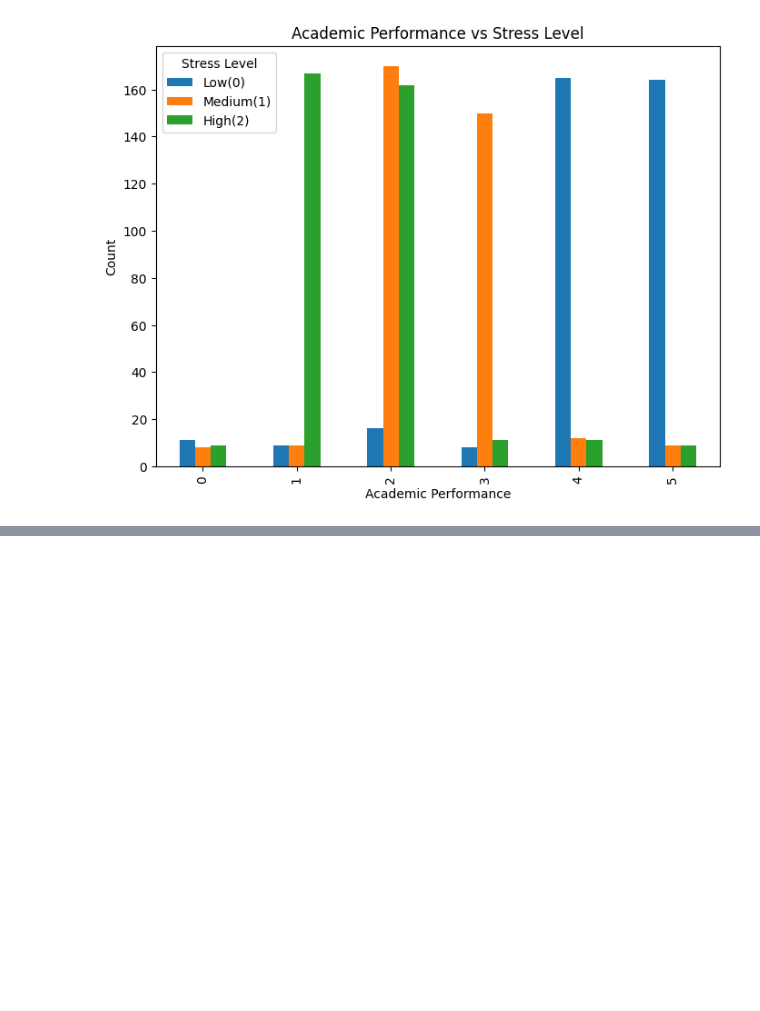
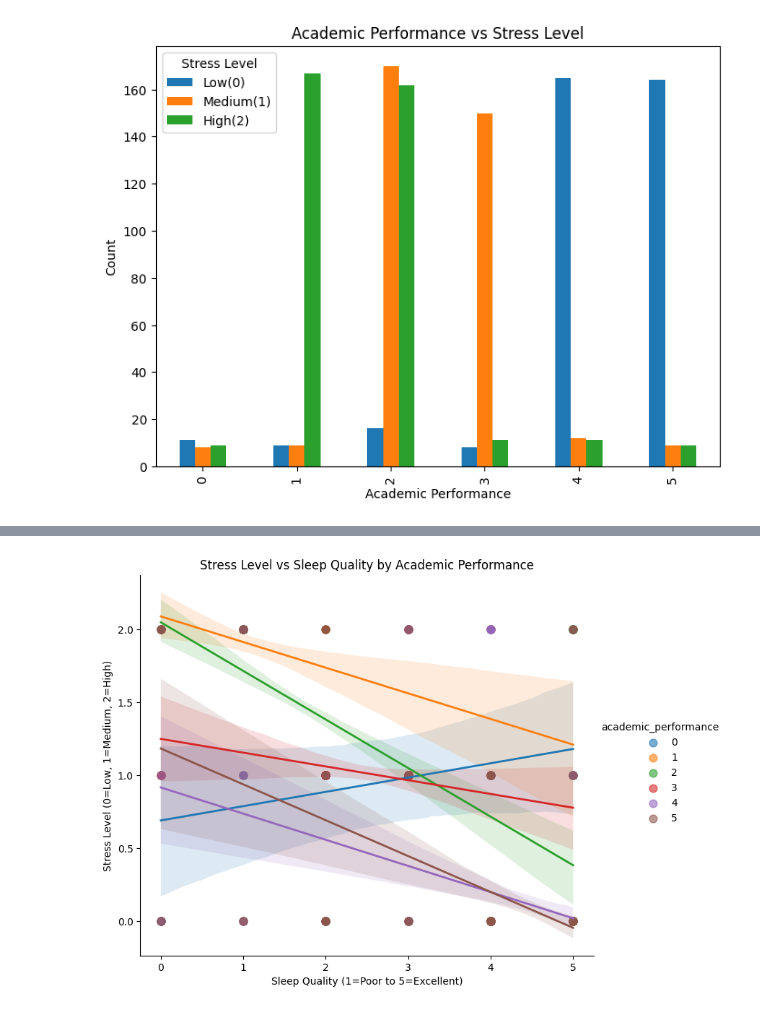
Before and after one commit to ryakkalauncc/3162project1, a Jupyter notebook: ITCS3162Project1.ipynb, the cells around one changed output, grey strips where cells are left out. Saved outputs shown, nothing was run; the diff lists cells and outputs as text; code cells hidden in the pictures; blank space fills up the shorter version.

```diff
--- a/ITCS3162Project1.ipynb
+++ b/ITCS3162Project1.ipynb
@@ -128,0 +183,16 @@ plt.show()
+# %%
+sns.lmplot(
+    x="sleep_quality",
+    y="stress_level",
+    hue='academic_performance',
+    data = stress_df,
+    height=6,aspect=1.2,
+    scatter_kws={"alpha":0.6,"s":60},
+    line_kws={"linewidth":2}
+)
+plt.title("Stress Level vs Sleep Quality by Academic Performance")
+plt.xlabel("Sleep Quality (1=Poor to 5=Excellent)")
+plt.ylabel("Stress Level (0=Low, 1=Medium, 2=High)")
+plt.show()
+# %% [output]
+[figure, added]
```
Also changed, not shown: parts of 7 cells of this notebook.
